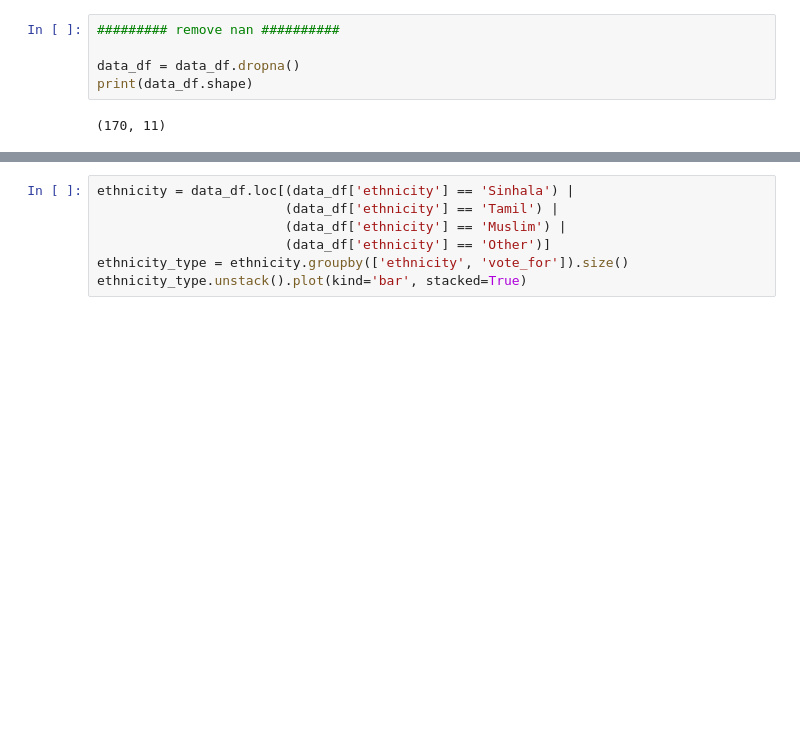
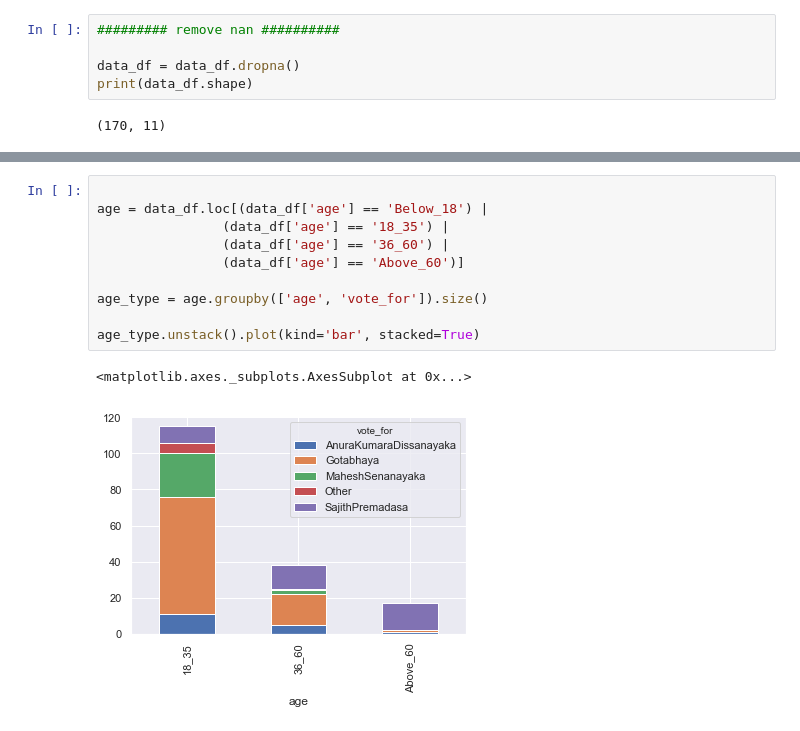
Before and after one commit to BinuriYeshani/statistical_inference_GP, a Jupyter notebook: dataAnalysis.ipynb, the cells around one changed output, grey strips where cells are left out. Saved outputs shown, nothing was run; the diff lists cells and outputs as text; blank space fills up the shorter version.

```diff
--- a/dataAnalysis.ipynb
+++ b/dataAnalysis.ipynb
@@ -68,7 +93,13 @@ ethnicity_type.unstack().plot(kind='bar', stacked=True)
 # %%
-ethnicity = data_df.loc[(data_df['ethnicity'] == 'Sinhala') |
-                        (data_df['ethnicity'] == 'Tamil') |
-                        (data_df['ethnicity'] == 'Muslim') |
-                        (data_df['ethnicity'] == 'Other')]
-ethnicity_type = ethnicity.groupby(['ethnicity', 'vote_for']).size()
-ethnicity_type.unstack().plot(kind='bar', stacked=True)
+
+age = data_df.loc[(data_df['age'] == 'Below_18') |
+                (data_df['age'] == '18_35') |
+                (data_df['age'] == '36_60') |
+                (data_df['age'] == 'Above_60')]
+
+age_type = age.groupby(['age', 'vote_for']).size()
+
+age_type.unstack().plot(kind='bar', stacked=True)
+# %% [output]
+<matplotlib.axes._subplots.AxesSubplot at 0x...>
+[figure, added]
```
Also changed, not shown: parts of 7 cells of this notebook, 1 other file.
